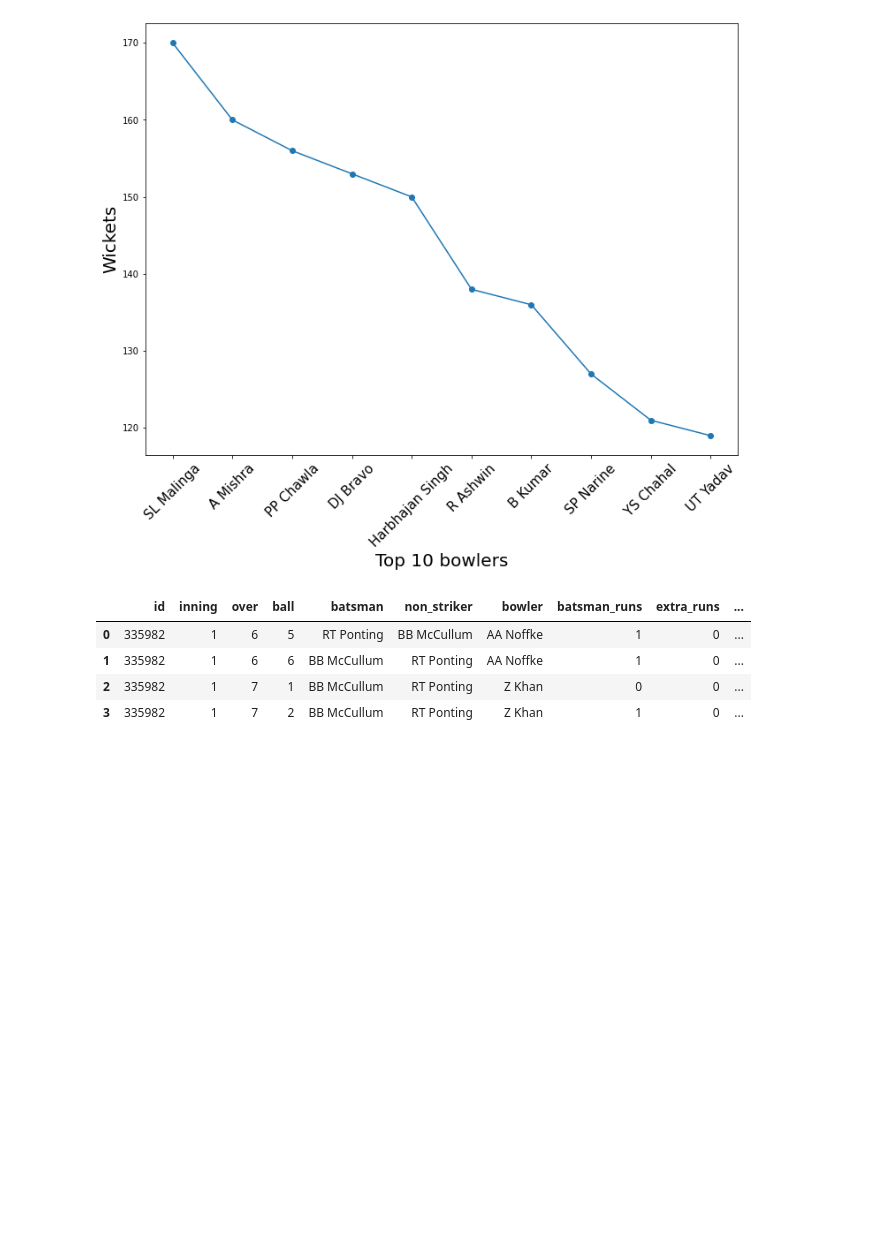
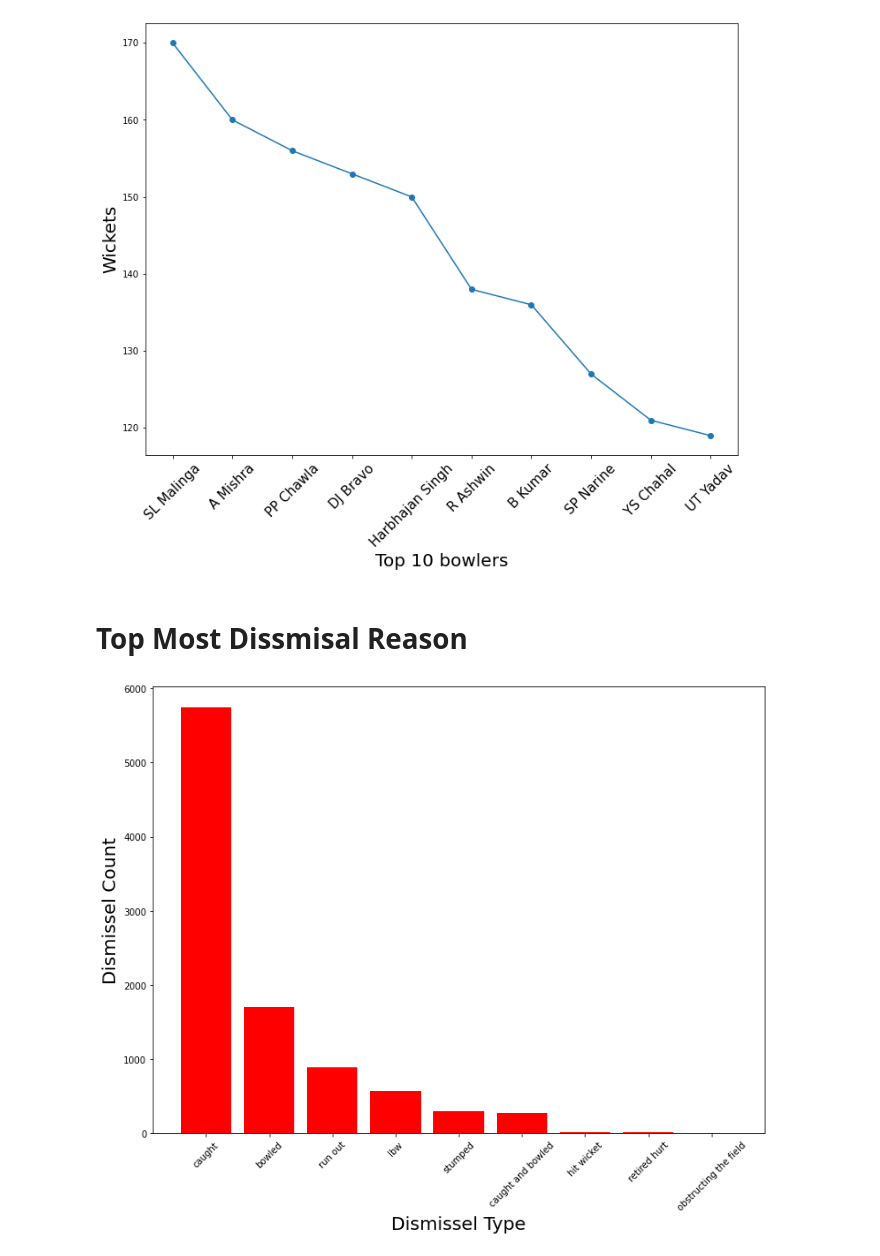
Before and after one commit to subhamyadav580/Data-Analysis-with-IPL-Dataset, a Jupyter notebook: IPL.ipynb, the cells around one changed output. Cells and saved outputs as stored; diff of their text form; code cells hidden in the pictures; blank space fills up the shorter version.

```diff
--- a/IPL.ipynb
+++ b/IPL.ipynb
@@ -336,6 +336,7 @@ umpire2            0.0
 dtype: float64
 # %%
 bobData.player_dismissed.replace(np.nan,'Not out', regex=True, inplace=True)
+bobData.fielder.replace(np.nan, 'No fielder', regex=True, inplace=True)
 # %%
 matchData.head()
 # %% [output]
@@ -609,11 +609,21 @@ ax.set_xticklabels(bowlers[:10], rotation=45, fontsize=15)
 plt.show()
 # %% [output]
 [figure]
-# %%
-bobData.head(4)
-# %% [output]
-|  | id | inning | over | ball | batsman | non_striker | bowler | batsman_runs | extra_runs | ... |
-| 0 | 335982 | 1 | 6 | 5 | RT Ponting | BB McCullum | AA Noffke | 1 | 0 | ... |
-| 1 | 335982 | 1 | 6 | 6 | BB McCullum | RT Ponting | AA Noffke | 1 | 0 | ... |
-| 2 | 335982 | 1 | 7 | 1 | BB McCullum | RT Ponting | Z Khan | 0 | 0 | ... |
-| 3 | 335982 | 1 | 7 | 2 | BB McCullum | RT Ponting | Z Khan | 1 | 0 | ... |
+# %% [markdown]
+# **Top Most Dissmisal Reason**
+# %%
+wicketDecision = bobData[(bobData.player_dismissed != 'Not out')]
+dismisselType = list(wicketDecision.dismissal_kind.value_counts().index)
+dismisselCount = list(wicketDecision.dismissal_kind.value_counts())
+# %%
+fig = plt.figure(figsize=(12, 9))
+
+ax = fig.add_subplot()
+plt.bar(range(len(dismisselType)), dismisselCount, color='red')
+plt.xlabel('Dismissel Type', fontsize=20)
+plt.ylabel('Dismissel Count', fontsize=20)
+ax.set_xticks(range(len(dismisselType)))
+ax.set_xticklabels((dismisselType), rotation=45, fontsize=10)
+plt.show()
+# %% [output]
+[figure, added]
```
Also changed, not shown: parts of 7 cells of this notebook.
